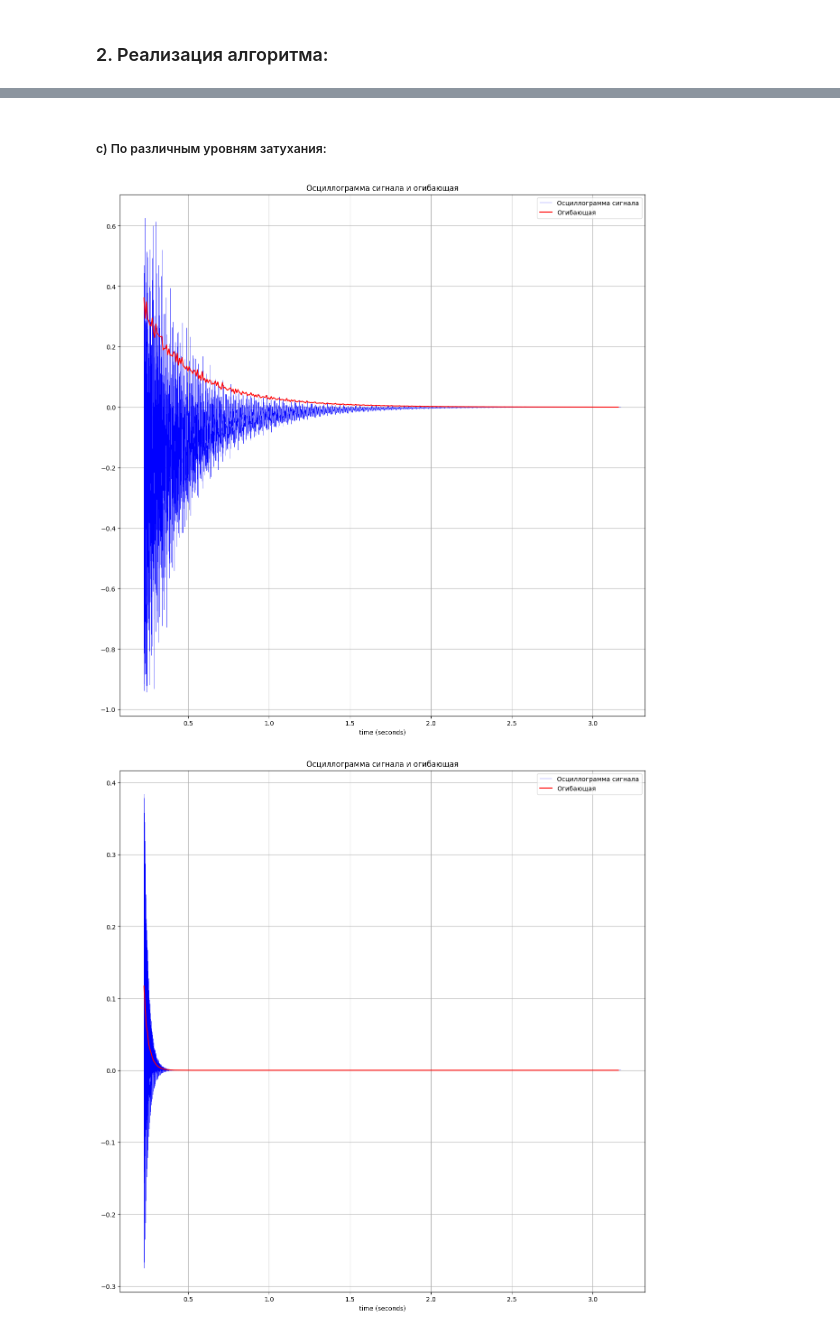
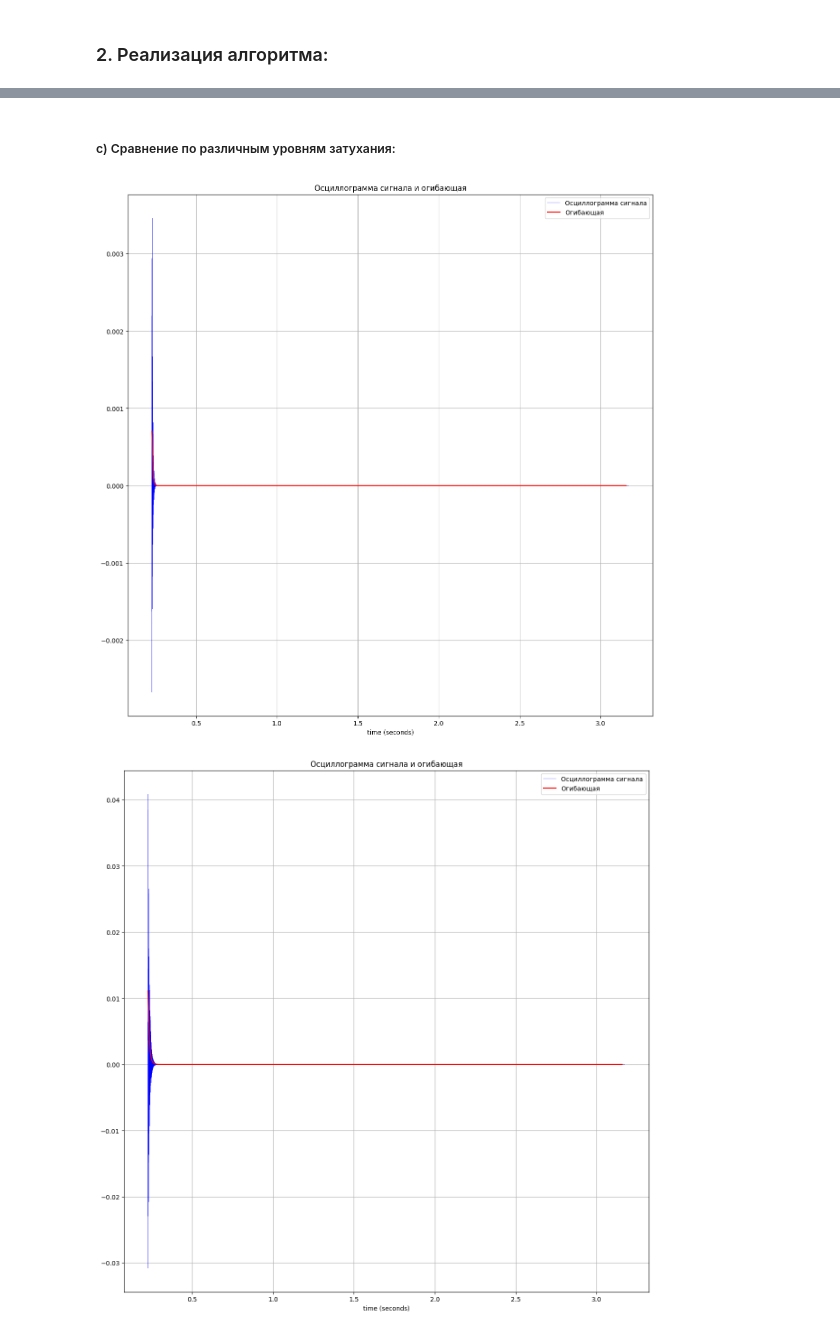
Before and after one commit to Sashauxgit/mathematical-methods-of-digital-signal-processing, a Jupyter notebook: lab4/MMDSP_Semenov_lab4.ipynb, the cells around one changed output, grey strips where cells are left out. Saved outputs shown, nothing was run; the diff lists cells and outputs as text; code cells hidden in the pictures.

```diff
--- a/lab4/MMDSP_Semenov_lab4.ipynb
+++ b/lab4/MMDSP_Semenov_lab4.ipynb
@@ -153,24 +144,24 @@ karplus_strong(fd, fk, raspred, redusing, alpha)[-noteSize:]
 # %% [markdown]
-##### c) По различным уровням затухания:
+##### c) Сравнение по различным уровням затухания:
 # %%
-for redusing in (0.99, 0.9, 0.7, 0.5):
+for redusing in (0.5, 0.7, 0.9, 0.99):
     notes = np.array([8, 11, 15]) # Соль диез минор
     alpha = 0
     raspred = "norm"
 
     noteSize = fd * duration
     chordSize = int((notes.size - 1) * delaySize + noteSize)
     chord = np.zeros((notes.size, chordSize))
 
     for i in range(notes.size):
         fk = f0 * 2 ** (notes[i] / 12)
         chord[i, i * delaySize : chordSize - (notes.size - 1 - i) *  delaySize] =\
 karplus_strong(fd, fk, raspred, redusing, alpha)[-noteSize:]
 
     X = np.sum(chord, axis=0)
     sf.write(f'./3_c/chord_{redusing}.wav', X, fd)
 
     paintGraphics(X, fd, 70000, 5000)
 # %% [output]
-[figure, old version]
+[figure, new version]
-[figure, old version]
+[figure, new version]
```
Also changed, not shown: parts of 10 cells of this notebook, 11 other files.
